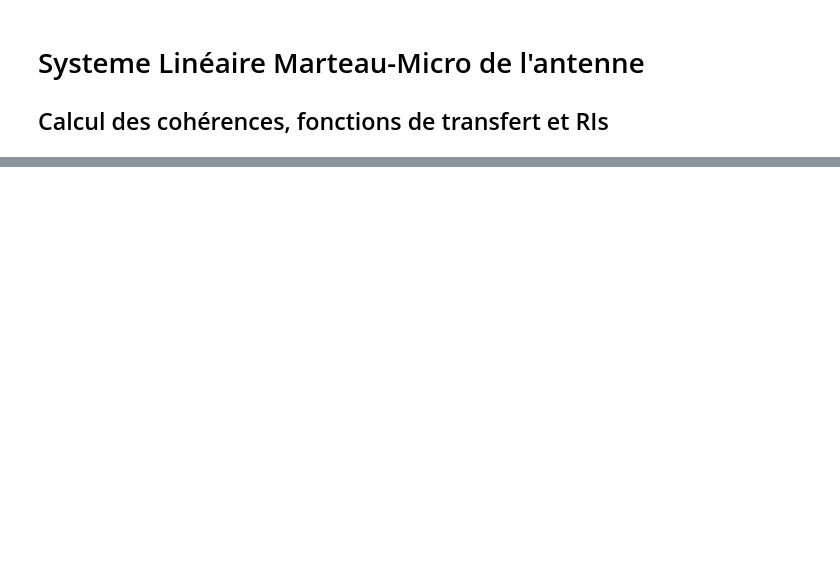
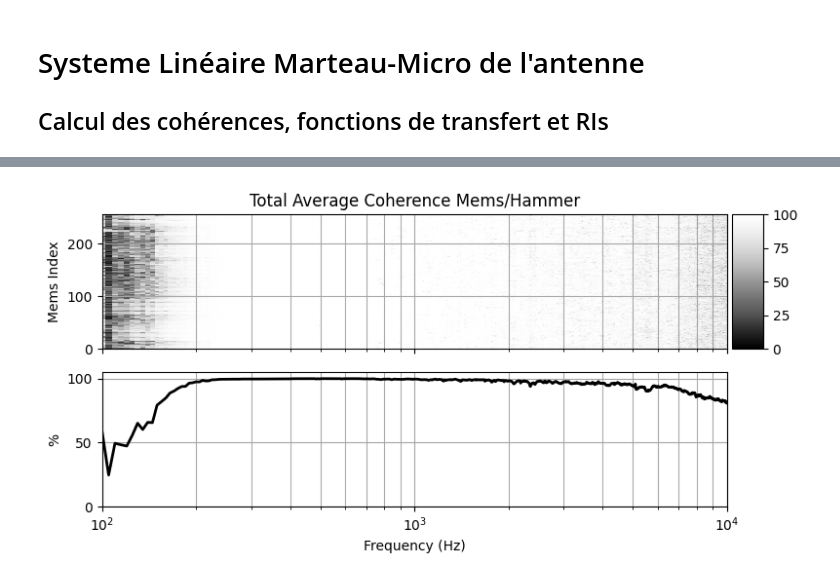
Before and after one commit to ollivierf/BilbaoViolinsDir, a Jupyter notebook: notebooks/Violon_1_Marteau2HetRI.ipynb, the cells around one changed output, grey strips where cells are left out. Drawn from its saved outputs; the diff is of its cells as text; code cells hidden in the pictures; blank space fills up the shorter version.

```diff
--- a/notebooks/Violon_1_Marteau2HetRI.ipynb
+++ b/notebooks/Violon_1_Marteau2HetRI.ipynb
@@ -296,0 +343,46 @@ Max Level of Hhm detected for Violin #9 at 1540.0 Hz on Mems #243
+# %%
+from mpl_toolkits.axes_grid1 import make_axes_locatable
+
+fig40, [ax40, ax41] = plt.subplots(2, 1, figsize=(8, 4))
+
+# Skip DC bin (frq[0]=0) to avoid log(0) issues
+frq_nz = frq[1:]
+CohAvg2D = np.mean(Cohm, axis=0)[1:, :]  # shape: (nFreq-1, NbMems)
+
+X, Y = np.meshgrid(frq_nz, np.arange(NbMems))
+mapbl = ax40.pcolormesh(X, Y, 100*CohAvg2D.T, vmin=0, vmax=100, cmap='Greys_r', shading='auto')
+
+ax40.set_xscale('log')
+ax40.set_xlim([100, frqMax])
+ax40.set_ylabel('Mems Index')
+ax40.yaxis.set_ticks_position('left')
+ax40.grid(True, which="major", ls="-", color='0.65')
+ax40.grid(True, which="minor", ls="-", color='0.35', alpha=0.5)
+plt.setp(ax40.get_xticklabels(), visible=False)
+
+# Add colorbar via make_axes_locatable to avoid shrinking ax40 relative to ax41
+divider40 = make_axes_locatable(ax40)
+cax = divider40.append_axes("right", size="5%", pad=0.05)
+fig40.colorbar(mapbl, cax=cax)
+
+ax41.plot(frq_nz, 100*np.mean(Cohm, axis=(0,2))[1:], 'k', lw=2)
+ax41.set_xscale('log')
+ax41.set_xlim([100, frqMax])
+ax41.set_ylim([0, 105])
+ax41.set_ylabel('%')
+ax41.xaxis.set_ticks_position('bottom')
+ax41.yaxis.set_ticks_position('left')
+ax41.grid(True, which="major", ls="-", color='0.65')
+ax41.grid(True, which="minor", ls="-", color='0.35', alpha=0.5)
+
+# Add matching invisible spacer to ax41 so widths stay aligned
+divider41 = make_axes_locatable(ax41)
+cax41 = divider41.append_axes("right", size="5%", pad=0.05)
+cax41.axis('off')
+
+ax41.set_xlabel('Frequency (Hz)')
+ax40.set_title('Total Average Coherence Mems/Hammer')
+fig40.tight_layout()
+plt.show()
+# %% [output]
+[figure, added]
```
Also changed, not shown: parts of 7 cells of this notebook, 16 other files.
